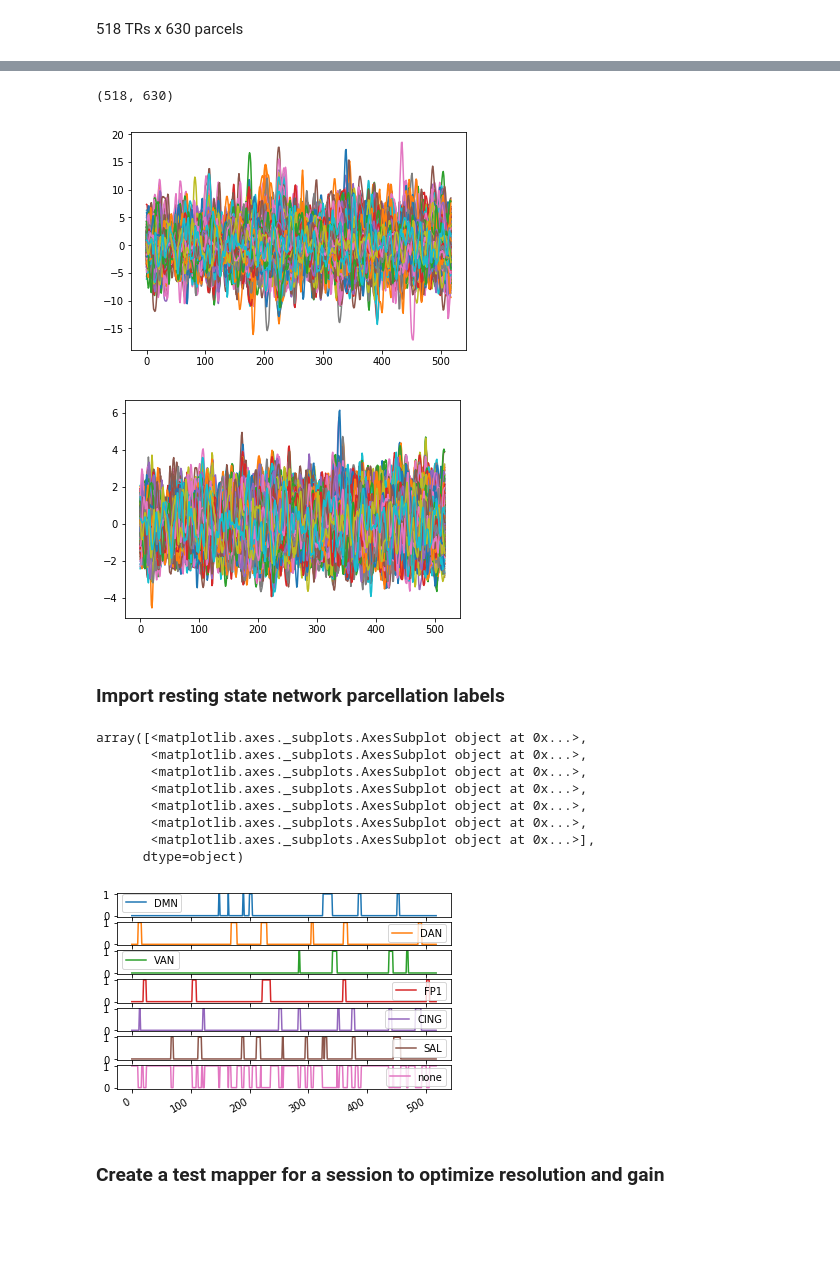
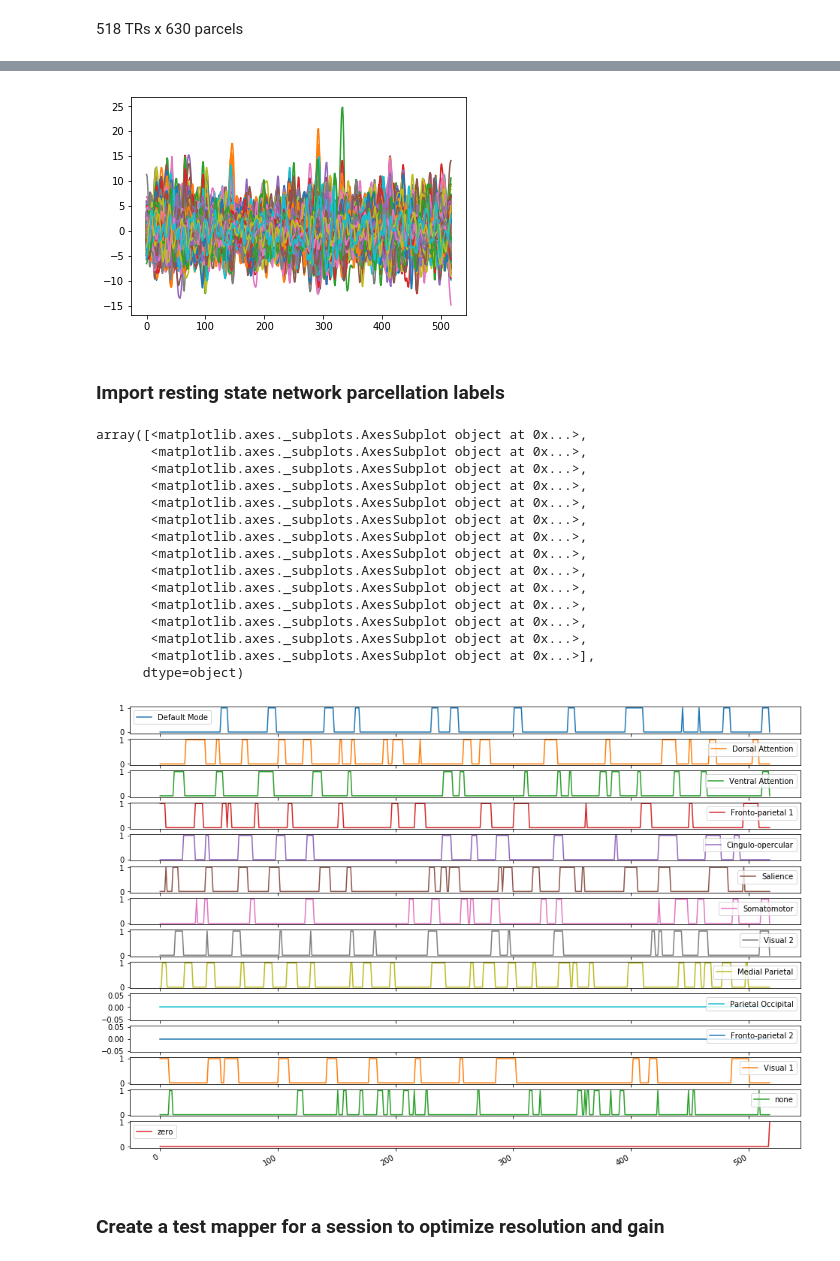
Before and after one commit to calebgeniesse/caffeine-mapper, a Jupyter notebook: rafi-explore.ipynb, the cells around one changed output, grey strips where cells are left out. Saved outputs shown, nothing was run; the diff lists cells and outputs as text; code cells hidden in the pictures; blank space fills up the shorter version.

Commit message:
Running mapper on 7 sample sessions, RSN community structure

```diff
--- a/rafi-explore.ipynb
+++ b/rafi-explore.ipynb
@@ -36,21 +46,11 @@ INFO:root:  [+] session: 84, path: data/base/combined_data_scrubbed/sub104.txt
-# %%
-sessions[78].X.shape
-# %% [output]
-(518, 630)
 # %%
+from scipy.stats import zscore
+Xz = zscore(sessions[70].X,axis=0)
 plt.close('all')
-plt.plot(sessions[0].X)
+plt.plot(sessions[70].X)
 plt.show()
 # %% [output]
-[figure, old version]
+[figure, new version]
-# %%
-from scipy.stats import zscore
-Xz = zscore(sessions[0].X,axis=0)
-plt.close('all')
-plt.plot(Xz)
-plt.show()
-# %% [output]
-[figure, removed]
 # %% [markdown]
 ### Import resting state network parcellation labels
 # %%
@@ -63,31 +63,73 @@ van = df_parcel.index[df_parcel[7] == 'Ventral_Attention'].tolist()
 fp1 = df_parcel.index[df_parcel[7] == 'Frontoparietal_1'].tolist()
 cing = df_parcel.index[df_parcel[7] == 'Cingulo_opercular'].tolist()
 sal = df_parcel.index[df_parcel[7] == 'Salience'].tolist()
+som = df_parcel.index[df_parcel[7] == 'Somatomotor'].tolist()
+v2 = df_parcel.index[df_parcel[7] == 'Visual_2'].tolist()
+medpar = df_parcel.index[df_parcel[7] == 'Medial_Parietal'].tolist()
+parocc = df_parcel.index[df_parcel[7] == 'Parieto_occipital'].tolist()
+fp2 = df_parcel.index[df_parcel[7] == 'Frontoparietal 2'].tolist()
+v1 = df_parcel.index[df_parcel[7] == 'Visual_1'].tolist()
 # %%
-rsn_act = np.zeros((Xz.shape[0],7))
-thres = 1
+rsn_act = np.zeros((Xz.shape[0]+1,14))
+thres = 0.5
 for tr,t in enumerate(Xz):
     # Get average RSN activity of five networks
-    activity = np.array([np.mean(t[dmn]), np.mean(t[dan]), np.mean(t[van]), np.mean(t[fp1]), np.mean(t[cing]), np.mean(t[sal])])
+    activity = np.array([np.mean(t[dmn]),
+                         np.mean(t[dan]),
+                         np.mean(t[van]),
+                         np.mean(t[fp1]),
+                         np.mean(t[cing]),
+                         np.mean(t[sal]),
+                         np.mean(t[som]),
+                         np.mean(t[v2]),
+                         np.mean(t[medpar]),
+                         np.mean(t[parocc]),
+                         np.mean(t[fp2]),
+                         np.mean(t[v1])])
     # Set those columns to true
     activation = np.argwhere(activity>thres).flatten()
     if activation.size != 0:
         rsn_act[tr,activation] = 1
     else:
-        rsn_act[tr,6] = 1
+        rsn_act[tr,12] = 1
 
-df_rsn = pd.DataFrame(rsn_act,columns=['DMN','DAN','VAN','FP1','CING', 'SAL', 'none'])
-df_rsn.plot(subplots=True)
+# Add a zero centroid where all ROIs are 0 z-score
+rsn_act[-1,13] = 1
+# Add a TR that's at mean signal / 0 z-score, where does it localize on the graph?
+Xz = np.vstack((Xz,np.zeros((630,))))
+
+df_rsn = pd.DataFrame(rsn_act,columns=['Default Mode',
+                                       'Dorsal Attention',
+                                       'Ventral Attention',
+                                       'Fronto-parietal 1',
+                                       'Cingulo-opercular',
+                                       'Salience',
+                                       'Somatomotor',
+                                       'Visual 2',
+                                       'Medial Parietal',
+                                       'Parietal Occipital',
+                                       'Fronto-parietal 2',
+                                       'Visual 1',
+                                       'none',
+                                       'zero'])
+df_rsn.plot(subplots=True,figsize=(16,12))
 # %% [output]
 array([<matplotlib.axes._subplots.AxesSubplot object at 0x...>,
+       <matplotlib.axes._subplots.AxesSubplot object at 0x...>,
+       <matplotlib.axes._subplots.AxesSubplot object at 0x...>,
+       <matplotlib.axes._subplots.AxesSubplot object at 0x...>,
+       <matplotlib.axes._subplots.AxesSubplot object at 0x...>,
+       <matplotlib.axes._subplots.AxesSubplot object at 0x...>,
+       <matplotlib.axes._subplots.AxesSubplot object at 0x...>,
+       <matplotlib.axes._subplots.AxesSubplot object at 0x...>,
        <matplotlib.axes._subplots.AxesSubplot object at 0x...>,
        <matplotlib.axes._subplots.AxesSubplot object at 0x...>,
        <matplotlib.axes._subplots.AxesSubplot object at 0x...>,
        <matplotlib.axes._subplots.AxesSubplot object at 0x...>,
        <matplotlib.axes._subplots.AxesSubplot object at 0x...>,
        <matplotlib.axes._subplots.AxesSubplot object at 0x...>],
       dtype=object)
-[figure, old version]
+[figure, new version]
 # %% [markdown]
 ### Create a test mapper for a session to optimize resolution and gain
 # %%
```
Also changed, not shown: parts of 17 cells of this notebook, 52 other files.
